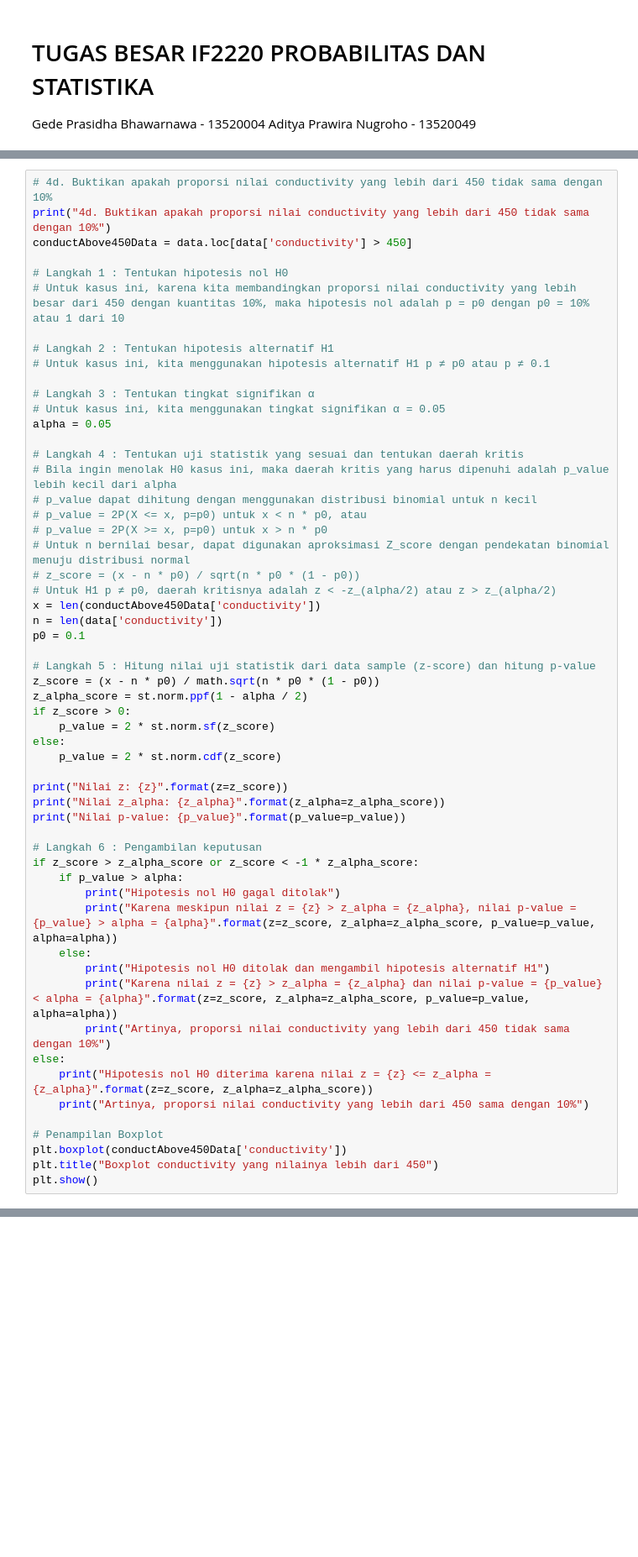
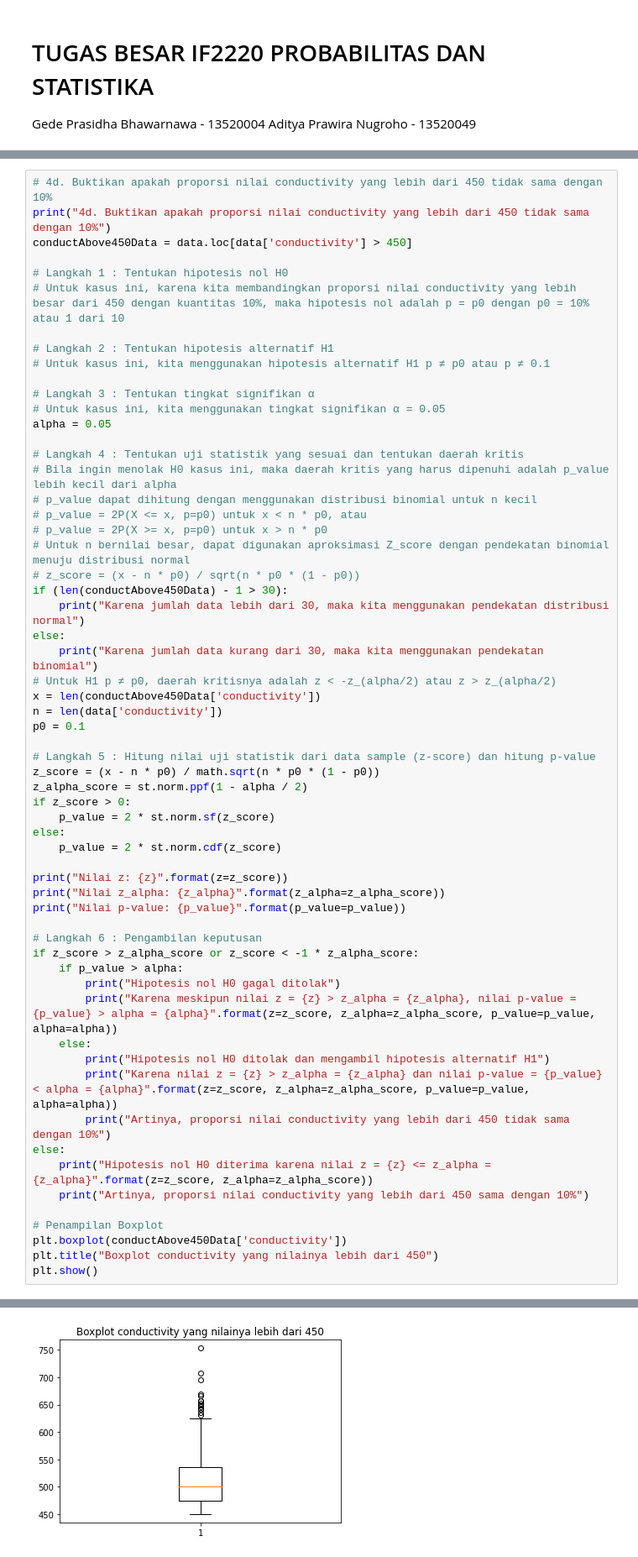
Before and after one commit to LordGedelicious/Tugas-Besar-Probstat-, a Jupyter notebook: main.ipynb, the cells around one changed output, grey strips where cells are left out. Shown: that part at 84% size. Cells and saved outputs as stored; diff of their text form; blank space fills up the shorter version.

```diff
--- a/main.ipynb
+++ b/main.ipynb
@@ -419,6 +431,10 @@ alpha = 0.05
 # p_value = 2P(X >= x, p=p0) untuk x > n * p0
 # Untuk n bernilai besar, dapat digunakan aproksimasi Z_score dengan pendekatan binomial menuju distribusi normal
 # z_score = (x - n * p0) / sqrt(n * p0 * (1 - p0))
+if (len(conductAbove450Data) - 1 > 30):
+    print("Karena jumlah data lebih dari 30, maka kita menggunakan pendekatan distribusi normal")
+else:
+    print("Karena jumlah data kurang dari 30, maka kita menggunakan pendekatan binomial")
 # Untuk H1 p ≠ p0, daerah kritisnya adalah z < -z_(alpha/2) atau z > z_(alpha/2)
 x = len(conductAbove450Data['conductivity'])
 n = len(data['conductivity'])
@@ -453,3 +469,4 @@ else:
 plt.boxplot(conductAbove450Data['conductivity'])
 plt.title("Boxplot conductivity yang nilainya lebih dari 450")
 plt.show()
+# %% [output]
@@ -456,3 +481,4 @@ plt.show()
+[figure, added]
 # %%
 # 4e. Buktikan apakah proporsi nilai trihalomethanes yang kurang dari 40 adalah kurang dari 5%
 print("4e. Buktikan apakah proporsi nilai trihalomethanes yang kurang dari 40 adalah kurang dari 5%")
```
Also changed, not shown: parts of 12 cells of this notebook.
